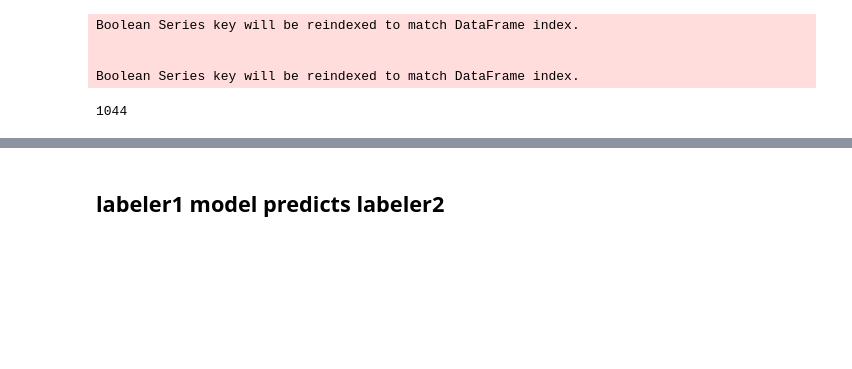
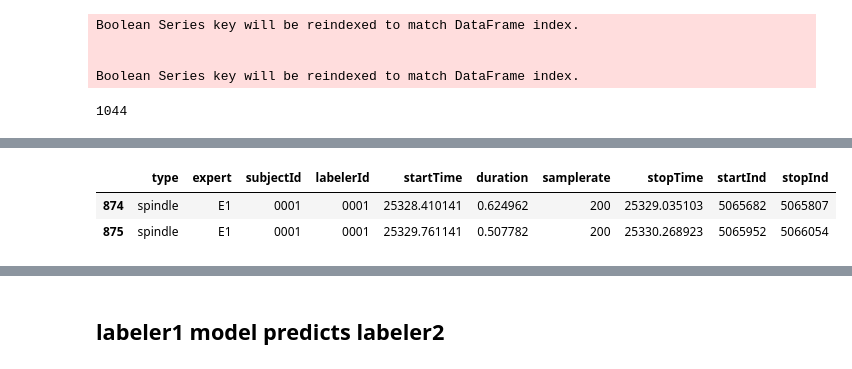
Before and after one commit to quiquegurdiel/SpinCo, a Jupyter notebook: Experiment007_interpredictability.ipynb, the cells around one changed output, grey strips where cells are left out. Cells and saved outputs as stored; diff of their text form; code cells hidden in the pictures; blank space fills up the shorter version.

```diff
--- a/Experiment007_interpredictability.ipynb
+++ b/Experiment007_interpredictability.ipynb
@@ -339,0 +217,6 @@ fig.show()
+# %%
+mini1
+# %% [output]
+|  | type | expert | subjectId | labelerId | startTime | duration | samplerate | stopTime | startInd | stopInd |
+| 874 | spindle | E1 | 0001 | 0001 | 25328.410141 | 0.624962 | 200 | 25329.035103 | 5065682 | 5065807 |
+| 875 | spindle | E1 | 0001 | 0001 | 25329.761141 | 0.507782 | 200 | 25330.268923 | 5065952 | 5066054 |
```
Also changed, not shown: parts of 14 cells of this notebook, 2 other files.
